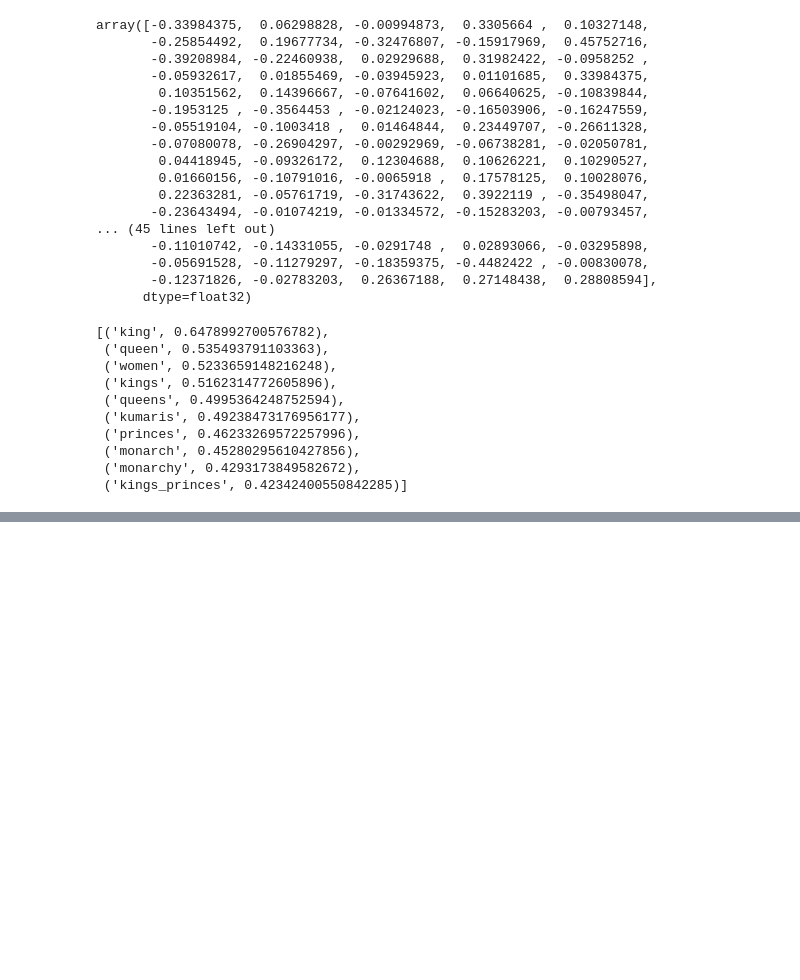
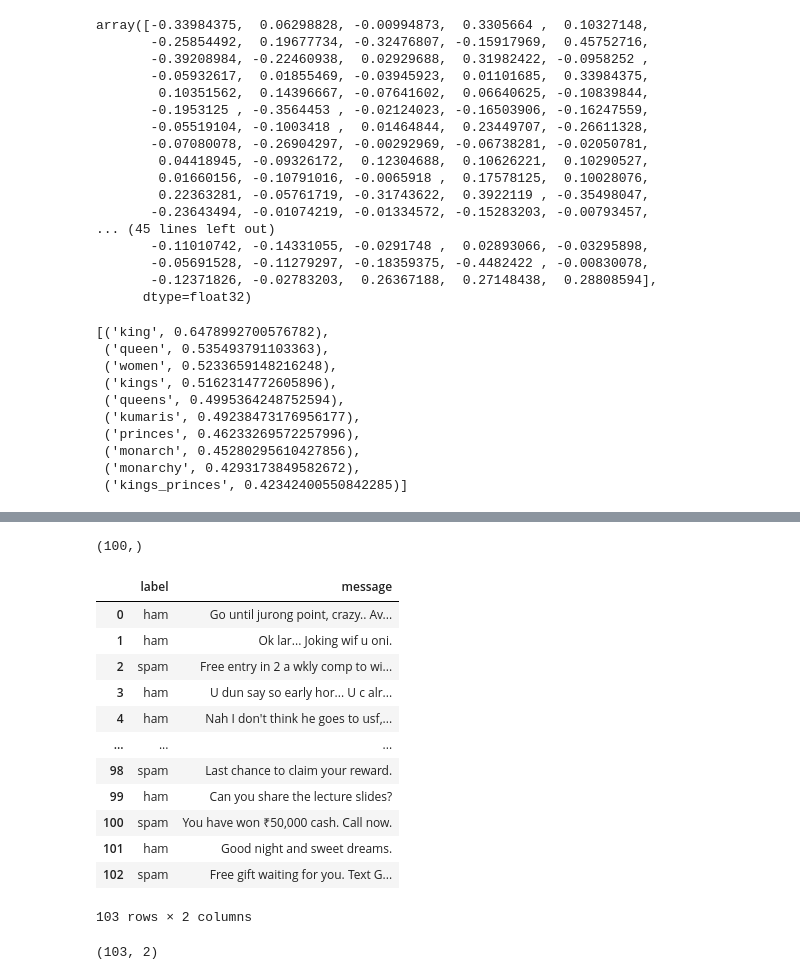
Before and after one commit to SonuPriyanshuok146/natural-language-processing, a Jupyter notebook: word2vec.ipynb, the cells around one changed output, grey strips where cells are left out. Saved outputs shown, nothing was run; the diff lists cells and outputs as text; code cells hidden in the pictures; blank space fills up the shorter version.

```diff
--- a/word2vec.ipynb
+++ b/word2vec.ipynb
@@ -139,3 +139,6 @@ wv.most_similar([vec])
  ('monarch', 0.45280295610427856),
  ('monarchy', 0.4293173849582672),
  ('kings_princes', 0.42342400550842285)]
+# %%
+import pandas as pd
+messages=pd.read_csv('SMSSpamCollection.csv', sep=',',names=["label","message"])
@@ -141,0 +398,4 @@ wv.most_similar([vec])
+# %%
+x_new[0].shape
+# %% [output]
+(100,)
@@ -141,0 +407,20 @@ wv.most_similar([vec])
+# %%
+messages
+# %% [output]
+|  | label | message |
+| 0 | ham | Go until jurong point, crazy.. Av... |
+| 1 | ham | Ok lar... Joking wif u oni. |
+| 2 | spam | Free entry in 2 a wkly comp to wi... |
+| 3 | ham | U dun say so early hor... U c alr... |
+| 4 | ham | Nah I don't think he goes to usf,... |
+| ... | ... | ... |
+| 98 | spam | Last chance to claim your reward. |
+| 99 | ham | Can you share the lecture slides? |
+| 100 | spam | You have won ₹50,000 cash. Call now. |
+| 101 | ham | Good night and sweet dreams. |
+| 102 | spam | Free gift waiting for you. Text G... |
+103 rows × 2 columns
+# %%
+messages.shape
+# %% [output]
+(103, 2)
```
Also changed, not shown: parts of 50 cells of this notebook.
